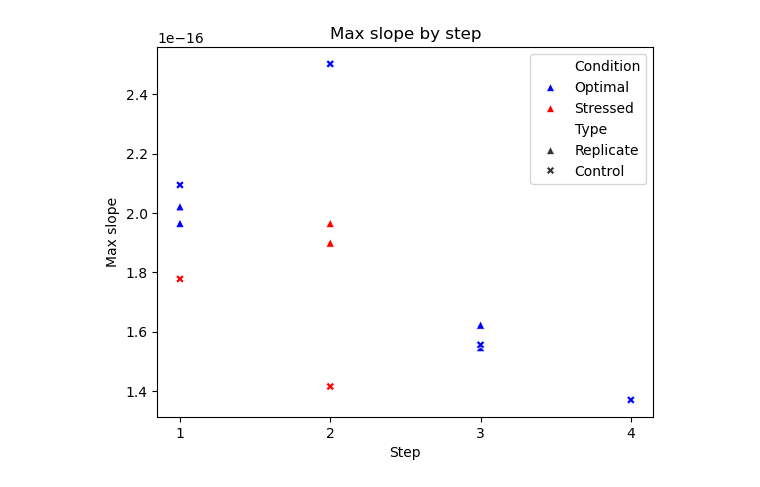
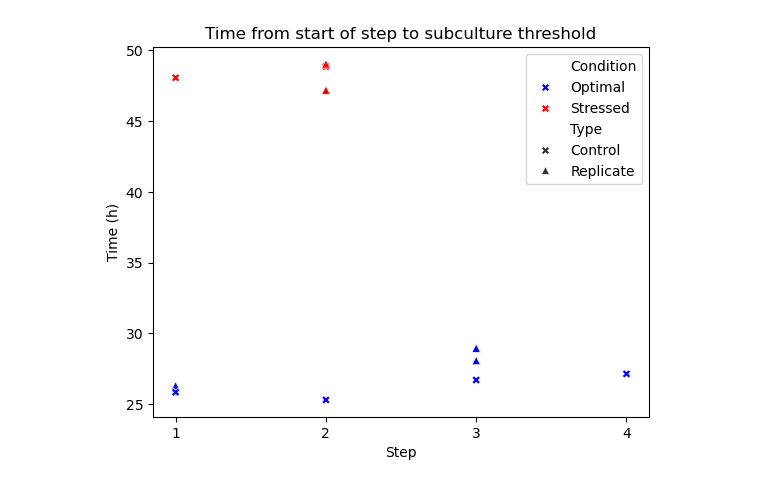
Before and after one commit to JacksonPageroth/pio-bacterial-memory, a Jupyter notebook: pio_subculture.ipynb, the cells around one changed output. Saved outputs shown, nothing was run; the diff lists cells and outputs as text; code cells hidden in the pictures.

```diff
--- a/pio_subculture.ipynb
+++ b/pio_subculture.ipynb
@@ -98,23 +98,26 @@ plt.show()
 # %%
 # Condition for incrementing 'step'
-step_cond = (pl.col("od_reading").shift(1) > threshold_od) & (pl.col("od_reading") < blank_threshold_od)
+step_cond = (pl.col("OD600").shift(1) > threshold_od) & (pl.col("OD600") < blank_threshold_od)
 
 # Use cumulative sum over the 'step_condition' to increment each time it's True
-df = df.with_columns(pl.when(step_cond).then(1).otherwise(0).cum_sum().add(1).over(pl.col("pioreactor_unit")).alias("Step"))
+df = df.with_columns(pl.when(step_cond).then(1).otherwise(0).cum_sum().add(1).over(pl.col("Unit")).alias("Step"))
 
 # Add condition to the df
-df = df.with_columns(pl.when((pl.col("Step") % 2 == 1) & (pl.col("pioreactor_unit").is_in(replicates)))
+df = df.with_columns(pl.when((pl.col("Step") % 2 == 1) & (pl.col("Unit").is_in(replicates)))
                      .then(pl.lit("Optimal"))
-                     .otherwise(pl.when((pl.col("Step") % 2 == 0) & (pl.col("pioreactor_unit").is_in(replicates)))
+                     .otherwise(pl.when((pl.col("Step") % 2 == 0) & (pl.col("Unit").is_in(replicates)))
                                 .then(pl.lit("Stressed"))
-                                .otherwise(pl.when(pl.col("pioreactor_unit").is_in(stressed_controls))
+                                .otherwise(pl.when(pl.col("Unit").is_in(stressed_controls))
                                            .then(pl.lit("Stressed"))
-                                           .otherwise(pl.when(pl.col("pioreactor_unit").is_in(optimal_controls))
+                                           .otherwise(pl.when(pl.col("Unit").is_in(optimal_controls))
                                                       .then(pl.lit("Optimal")))))
                      .alias("Condition"))
 
+# Discard the first 10 points in every step (because of subculture spike)
+df = df.with_columns(pl.cum_count("OD600").over("Unit", "Step").alias("index")).filter(pl.col("index") > 5).drop("index")
+
 # Plotting the growth curves using the new 'Transformed OD' column
-g = sns.relplot(x="hours", y="od_reading", hue="Condition", style="Step", col="pioreactor_unit", col_wrap=2,
+g = sns.relplot(x="Hours", y="OD600", hue="Condition", style="Step", col="Unit", col_wrap=2,
              markersize=8, sizes=(1, 8), data=df.to_pandas(), kind="line", hue_order=["Optimal", "Stressed"], palette=["blue", "red"])
 
 for ax in g.axes.flatten():
@@ -125,34 +229,39 @@ plt.show()
 # %%
-pioreactors = df.get_column("pioreactor_unit").unique()
-
-window_size = 720  # We take measurements every 5 seconds, so this gives a window size of 30 minutes, it's in row number
-plot_df = {"Type": [], "Max slope": [], "Condition": [], "Step":[]}
+plot_df = {"Type": [], "Time (h)": [], "Condition": [], "Step":[]}
 for pioreactor in pioreactors:
-    pio_df = df.filter(pl.col("pioreactor_unit").eq(pioreactor))
+    pio_df = df.filter(pl.col("Unit").eq(pioreactor))
 
     for step in pio_df.get_column("Step").unique()[:-1]:
-        step_df = pio_df.filter(pl.col("Step").eq(step)).sort("timestamp_localtime")
-        slope_df = step_df.with_columns(slope=pl.col("od_reading").least_squares.rolling_ols('timestamp_localtime', window_size=window_size, mode='coefficients').struct[0])
+        step_df = pio_df.filter(pl.col("Step").eq(step)).sort("Time", descending=False)
 
-        plot_df["Max slope"].append(slope_df.get_column("slope").max())
+        try:
+            thresh_time = (step_df.with_columns((pl.col("OD600") - threshold_od).abs().alias("distance"))
+                            .filter(pl.col("distance") == pl.col("distance").min())
+                            .get_column("Time")[0])
+            start_time = step_df.get_column("Time")[0]
+            time_to_threshold = (thresh_time - start_time).total_seconds() / 3600
+        except:
+            continue
+
+        plot_df["Time (h)"].append(time_to_threshold)
         plot_df["Step"].append(step)
 
         if "35" in pioreactor:
             plot_df["Type"].append("Control")
             plot_df["Condition"].append("Optimal")
         elif "55" in pioreactor:
             plot_df["Type"].append("Control")
             plot_df["Condition"].append("Stressed")
         elif "Replicate" in pioreactor:
             plot_df["Type"].append("Replicate")
             plot_df["Condition"].append("Optimal" if step % 2 == 1 else "Stressed")
 
 # Plotting each pioreactor in a separate subplot
 num_pioreactors = len(pioreactors)
 plot_df = pl.from_dict(plot_df).to_pandas()
-sns.scatterplot(plot_df, style="Type", x="Step", y="Max slope", hue="Condition", hue_order=["Optimal", "Stressed"], palette=["blue", "red"],  markers={"Replicate": "^", "Control": "X"})
+sns.scatterplot(plot_df, style="Type", x="Step", y="Time (h)", hue="Condition", hue_order=["Optimal", "Stressed"], palette=["blue", "red"], markers={"Replicate": "^", "Control": "X"})
 plt.xticks(ticks=range(int(plot_df["Step"].min()), int(plot_df["Step"].max()) + 1))
-plt.title("Max slope by step")
+plt.title("Time from start of step to subculture threshold")
 plt.show()
 # %% [output]
-[figure, old version]
+[figure, new version]
```
Also changed, not shown: parts of 7 cells of this notebook.
